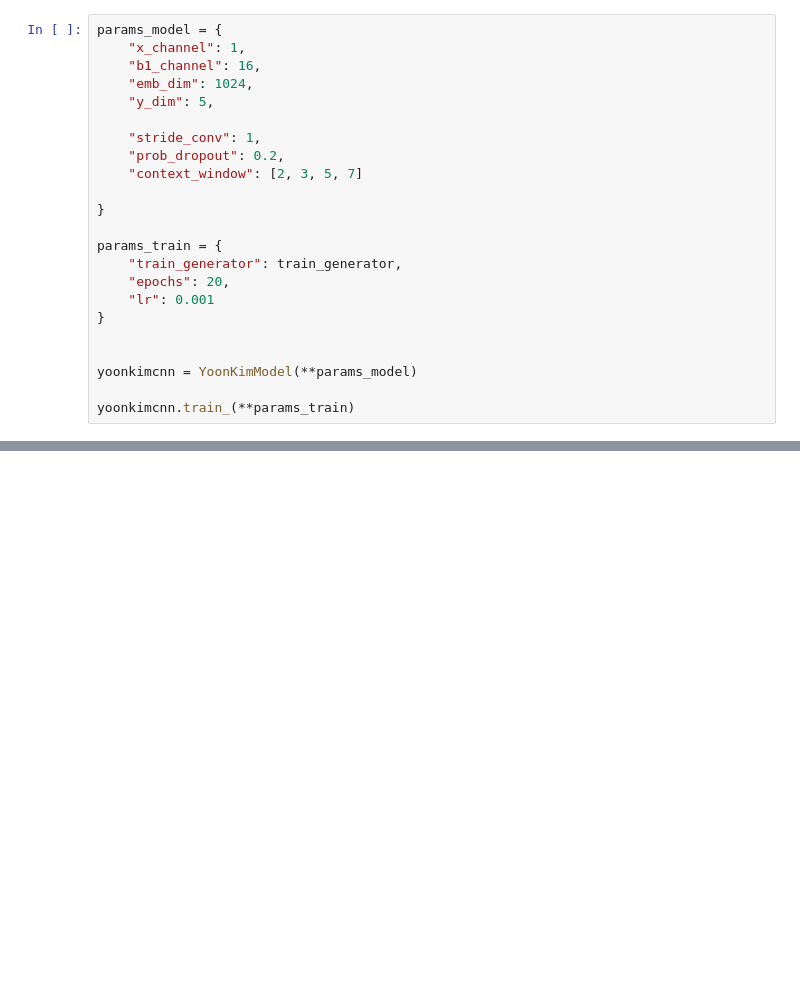
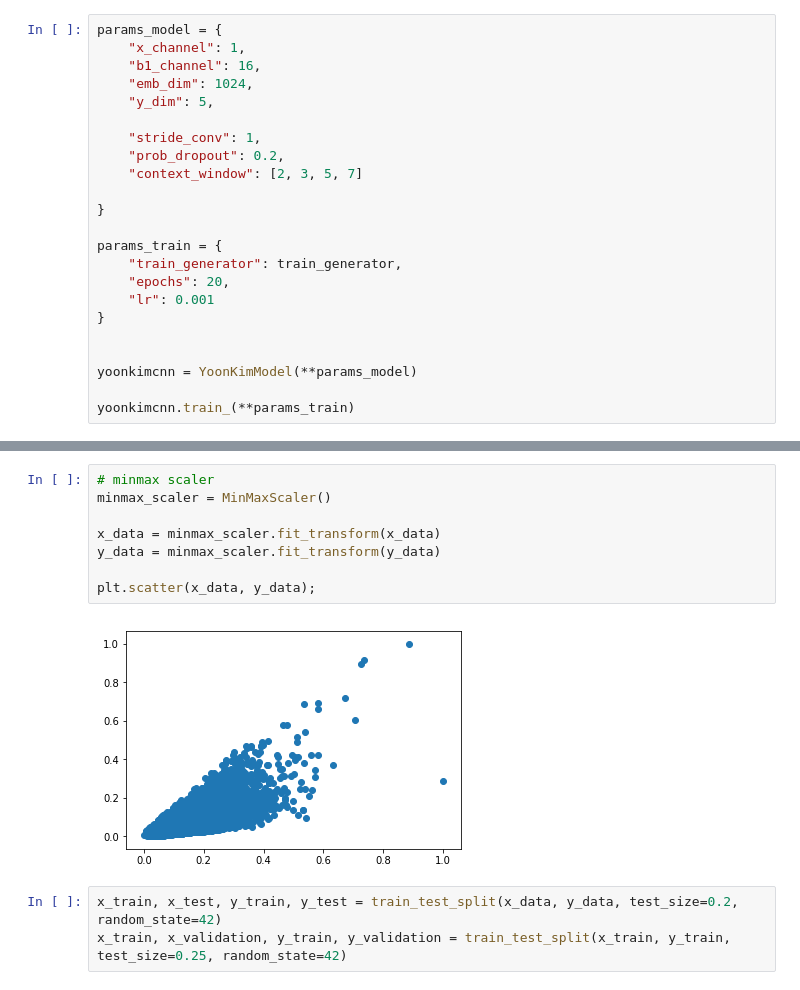
Before and after one commit to BartekKrzepkowski/BDPolska_Assignments, a Jupyter notebook: image2text/sm_adv.ipynb, the cells around one changed output, grey strips where cells are left out. Drawn from its saved outputs; the diff is of its cells as text; blank space fills up the shorter version.

```diff
--- a/image2text/sm_adv.ipynb
+++ b/image2text/sm_adv.ipynb
@@ -182,0 +213,13 @@ yoonkimcnn.train_(**params_train)
+# %%
+# minmax scaler
+minmax_scaler = MinMaxScaler()
+
+x_data = minmax_scaler.fit_transform(x_data)
+y_data = minmax_scaler.fit_transform(y_data)
+
+plt.scatter(x_data, y_data);
+# %% [output]
+[figure, added]
+# %%
+x_train, x_test, y_train, y_test = train_test_split(x_data, y_data, test_size=0.2, random_state=42)
+x_train, x_validation, y_train, y_validation = train_test_split(x_train, y_train, test_size=0.25, random_state=42)
```
Also changed, not shown: parts of 8 cells of this notebook, 3 other files.
